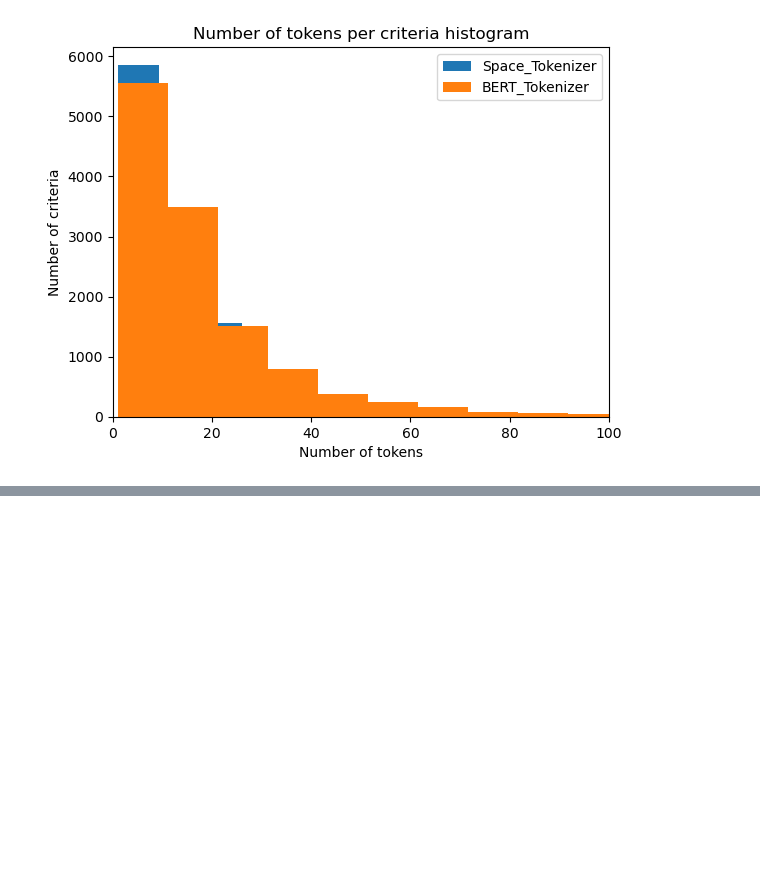
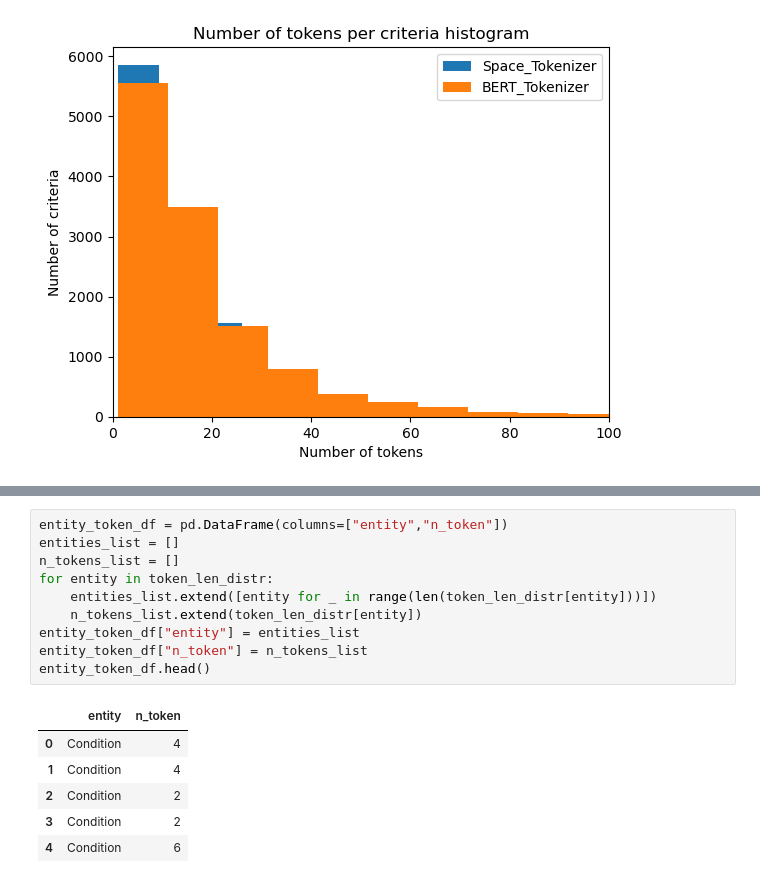
Before and after one commit to jlopetegui98/NER-ClinicalTrials-Eligibility-Criteria, a Jupyter notebook: DataAnalysis/data_processing.ipynb, the cells around one changed output, grey strips where cells are left out. Saved outputs shown, nothing was run; the diff lists cells and outputs as text; blank space fills up the shorter version.

```diff
--- a/DataAnalysis/data_processing.ipynb
+++ b/DataAnalysis/data_processing.ipynb
@@ -593,0 +626,17 @@ plt.show()
+# %%
+entity_token_df = pd.DataFrame(columns=["entity","n_token"])
+entities_list = []
+n_tokens_list = []
+for entity in token_len_distr:
+    entities_list.extend([entity for _ in range(len(token_len_distr[entity]))])
+    n_tokens_list.extend(token_len_distr[entity])
+entity_token_df["entity"] = entities_list
+entity_token_df["n_token"] = n_tokens_list
+entity_token_df.head()
+# %% [output]
+|  | entity | n_token |
+| 0 | Condition | 4 |
+| 1 | Condition | 4 |
+| 2 | Condition | 2 |
+| 3 | Condition | 2 |
+| 4 | Condition | 6 |
```
Also changed, not shown: parts of 3 cells of this notebook.
